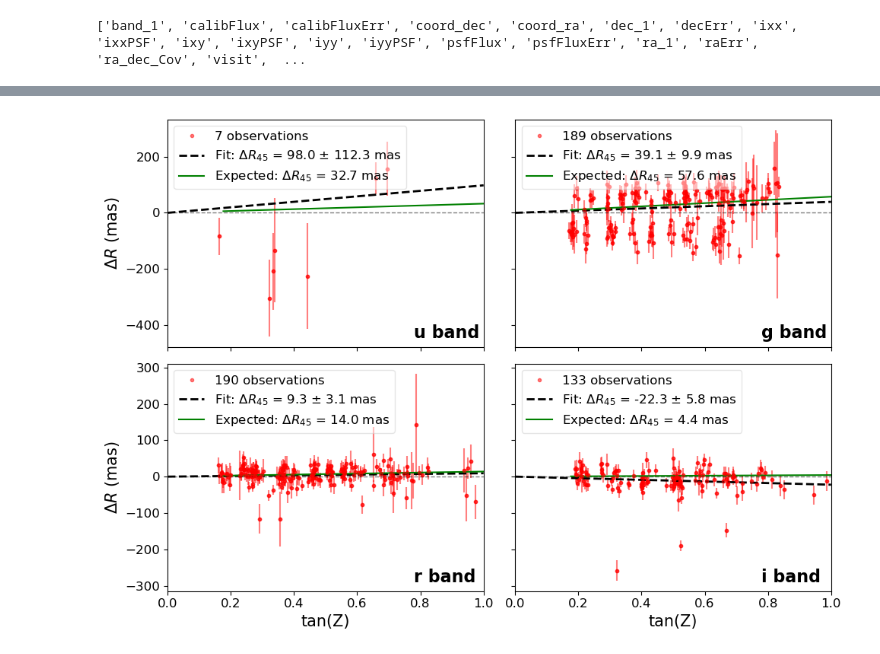
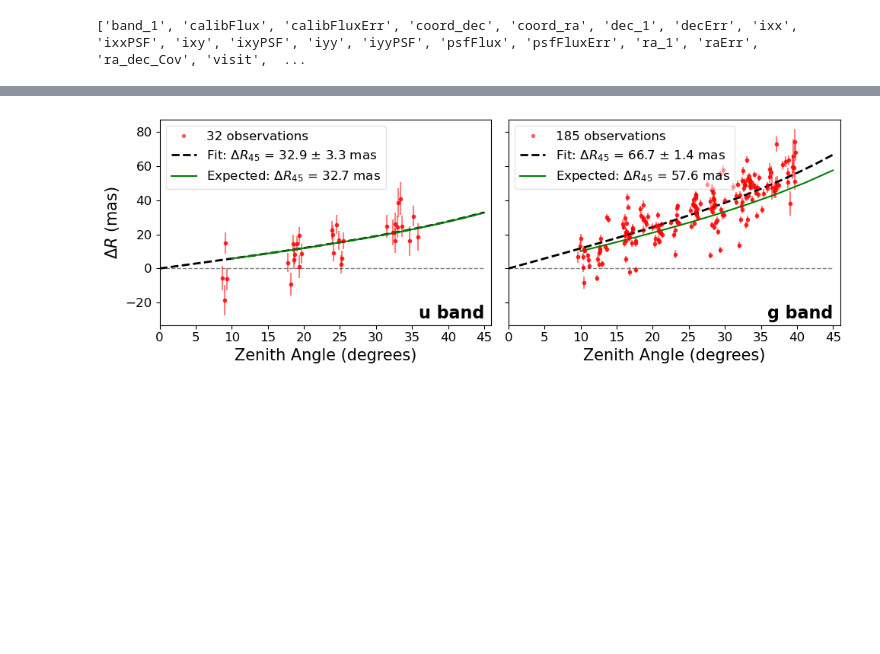
Before and after one commit to LSSTDESC/DifferentialCR, a Jupyter notebook: DCR_in_DP1.ipynb, the cells around one changed output, grey strips where cells are left out. Saved outputs shown, nothing was run; the diff lists cells and outputs as text; code cells hidden in the pictures; blank space fills up the shorter version.

```diff
--- a/DCR_in_DP1.ipynb
+++ b/DCR_in_DP1.ipynb
@@ -349,7 +346,7 @@ master = add_zenith_coordinates(master, lat=lat, lon=lon, height=height)
 
 # Add parallactic angle to the master table
 from utils import parallactic_angle_from_radec_fast
-master = parallactic_angle_from_radec_fast(master, lat=lat, lon=lon, height=height)
+master = parallactic_angle_from_radec_fast(master, lat=lat, lon=lon, height=height, sidereal_kind = 'mean')
 
 
 # The following is now redundant and completed in the following cell instead:
@@ -696,7 +694,8 @@ raErr = np.array(master['raErr'])
 decErr = np.array(master['decErr'])
 ra_dec_Cov = np.array(master['ra_dec_Cov'])
 
-dR, dR_err, finite_mask = compute_dR_and_err(centerest2[0], centerest2[1], ra, dec, par, raErr, decErr, ra_dec_Cov)
+dR, dR_err, finite_mask = compute_dR_and_err(centerest[0], centerest[1], ra, dec, par, raErr, decErr, ra_dec_Cov)
+# centerest[0], centerest[1]
 
 master['dR'] = dR
 master['dR_err'] = dR_err
@@ -900,15 +903,15 @@ def plotGrid(band_, r_, r_err_, airmass_, savefigloc = None):
     def dR_model2(z, R, c):
         return R * np.tan(z * np.pi/180) + c
 
-    fig, ax = plt.subplots(2, 2, figsize=(10,7), sharey = 'row', sharex = True)
+    fig, ax = plt.subplots(1, 2, figsize=(10,3.5), sharey = 'row', sharex = True)
 
-    for i, band in enumerate('urgi'):
+    for i, band in enumerate('ug'):
         # band_mask = master['band_1'] == band
         band_mask = band_ == band
 
         #add another band mask to throw out large errors
         # error_mask = master['r_err']<  200 / ( 3600 * 10**3)# degrees
-        error_mask = r_err_ <  200 / ( 3600 * 10**3)# degrees
+        error_mask = r_err_ <  10 / ( 3600 * 10**3)# degrees
         band_mask = band_mask & error_mask
 
 
@@ -918,8 +921,8 @@ def plotGrid(band_, r_, r_err_, airmass_, savefigloc = None):
             airmass = airmass_[band_mask]
             z = np.arccos(1 / airmass) * 180 / np.pi
 
-            z_ = np.tan(z * np.pi/180) #fit in tan(z) space since that is the expected functional form of the DCR effect
-            zeniths_ = np.tan(zeniths * np.pi/180)
+            z_ = z #np.tan(z * np.pi/180) #fit in tan(z) space since that is the expected functional form of the DCR effect
+            zeniths_ = zeniths #np.tan(zeniths * np.pi/180)
 
             # dR = master['r_temp'][band_mask]
             # dR_err = master['r_err'][band_mask]
@@ -930,27 +933,27 @@ def plotGrid(band_, r_, r_err_, airmass_, savefigloc = None):
             perr = np.sqrt(np.diag(pcov))
             print(popt[0]*3600, perr[0]*3600)
 
-            n = i // 2
-            m = i % 2
+            # n = i // 2
+            # m = i % 2
 
 
 
-            ax[m, n].plot(z_, dR * 3600 * 10**3,  ls = '', marker = '.', alpha = 0.5, color = 'r', label = f'{len(dR)} observations') #label = f'Source:  {np.round(center_ra, 4)}, {np.round(center_dec, 4)}')
-            ax[m, n].errorbar(z_, dR * 3600 * 10**3, yerr = dR_err * 3600 * 10**3, ls = '', marker = '.', alpha = 0.5, color = 'r')
+            ax[i].plot(z_, dR * 3600 * 10**3,  ls = '', marker = '.', alpha = 0.5, color = 'r', label = f'{len(dR)} observations') #label = f'Source:  {np.round(center_ra, 4)}, {np.round(center_dec, 4)}')
+            ax[i].errorbar(z_, dR * 3600 * 10**3, yerr = dR_err * 3600 * 10**3, ls = '', marker = '.', alpha = 0.5, color = 'r')
             z_temp = np.linspace(0, 45, 20)
-            z_temp_ = np.tan(z_temp * np.pi/180)
+            z_temp_ = z_temp #np.tan(z_temp * np.pi/180)
 
-            ax[m, n].plot(z_temp_, dR_model(z_temp, *popt) * 3600 * 10**3, 'k--', linewidth = 2, label = rf'Fit: $\Delta R_{{45}}$ = {np.round(popt[0]*3600*1000, 1)} $\pm$ {np.round(perr[0]*3600*1000, 1)} mas')#'Trendline: A tan(z)')
-            # ax[m, n].plot(z_temp_, dR_model(z_temp, *popt) * 3600 * 10**3, 'k--', linewidth = 2, label = rf'Fit: Intercept = {np.round(popt[1]*3600*1000, 1)} $\pm$ {np.round(perr[1]*3600*1000, 1)} mas')#'Trendline: A tan(z)')
-            ax[m, n].plot(z_temp_, np.zeros(len(z_temp_)) * 3600 * 10**3, 'k--', alpha = 0.5, linewidth = 1) #, label = 'Flat')
-            ax[m, n].plot(zeniths_, model_dR[band] * 10**3 , 'g-', label = f'Expected: $\Delta R_{{45}}$ = {np.round(model_dR[band][-1]*1e3, 1)} mas') #{source_temperature} K star (reference: {reference_temperature} K star)')
-            # ax[m, n].set_title(f'Band: {band}', fontsize = 16)
-            # ax[m, n].set_xlabel('Zenith Angle (Degrees)', fontsize = 12)
-            # ax[m, n].set_ylabel(r'$\Delta R$ (mas)', fontsize = 12)
-            ax[m, n].set_xlim(0, 1)
-            ax[m, n].legend(loc = 'upper left',fontsize = 12, framealpha = 0.5)
-            ax[m, n].tick_params(axis='both', which='major', labelsize=12)
-            # ax[m, n].set_xticks([0, 5, 10,15, 20, 25, 30, 35, 40, 45])
+            ax[i].plot(z_temp_, dR_model(z_temp, *popt) * 3600 * 10**3, 'k--', linewidth = 2, label = rf'Fit: $\Delta R_{{45}}$ = {np.round(popt[0]*3600*1000, 1)} $\pm$ {np.round(perr[0]*3600*1000, 1)} mas')#'Trendline: A tan(z)')
+            # ax[i].plot(z_temp_, dR_model(z_temp, *popt) * 3600 * 10**3, 'k--', linewidth = 2, label = rf'Fit: Intercept = {np.round(popt[1]*3600*1000, 1)} $\pm$ {np.round(perr[1]*3600*1000, 1)} mas')#'Trendline: A tan(z)')
+            ax[i].plot(z_temp_, np.zeros(len(z_temp_)) * 3600 * 10**3, 'k--', alpha = 0.5, linewidth = 1) #, label = 'Flat')
+            ax[i].plot(zeniths_, model_dR[band] * 10**3 , 'g-', label = f'Expected: $\Delta R_{{45}}$ = {np.round(model_dR[band][-1]*1e3, 1)} mas') #{source_temperature} K star (reference: {reference_temperature} K star)')
+            # ax[i].set_title(f'Band: {band}', fontsize = 16)
+            # ax[i].set_xlabel('Zenith Angle (Degrees)', fontsize = 12)
+            # ax[i].set_ylabel(r'$\Delta R$ (mas)', fontsize = 12)
+            ax[i].set_xlim(0, 46)
+            ax[i].legend(loc = 'upper left',fontsize = 12, framealpha = 0.5)
+            ax[i].tick_params(axis='both', which='major', labelsize=12)
+            ax[i].set_xticks([0, 5, 10,15, 20, 25, 30, 35, 40, 45])
 
             # plt.savefig(f'scrap/dp1_dcr_model_fit_{band}.pdf')
 
@@ -958,16 +961,27 @@ def plotGrid(band_, r_, r_err_, airmass_, savefigloc = None):
             # plt.close()
 
     fig.subplots_adjust(wspace=0)
-    ax[0,0].set_ylabel(r'$\Delta R$ (mas)', fontsize = 15)
-    ax[1,0].set_ylabel(r'$\Delta R$ (mas)', fontsize = 15)
-    ax[1,0].set_xlabel('tan(Z)', fontsize = 15)
-    ax[1,1].set_xlabel('tan(Z)', fontsize = 15)
+
+    ax[0].set_ylabel(r'$\Delta R$ (mas)', fontsize = 15)
+    # ax[1,0].set_ylabel(r'$\Delta R$ (mas)', fontsize = 15)
+    ax[0].set_xlabel('Zenith Angle (degrees)', fontsize = 15)
+    ax[1].set_xlabel('Zenith Angle (degrees)', fontsize = 15)
+
+    # ax[0,0].set_ylabel(r'$\Delta R$ (mas)', fontsize = 15)
+    # ax[1,0].set_ylabel(r'$\Delta R$ (mas)', fontsize = 15)
+    # ax[1,0].set_xlabel('tan(Z)', fontsize = 15)
+    # ax[1,1].set_xlabel('tan(Z)', fontsize = 15)
     plt.tight_layout()
 
-    ax[0,0].text(0.78, 1 - 0.9, 'u band', transform=ax[0,0].transAxes, fontsize=16, fontweight='bold', va='top')
-    ax[0,1].text(0.78, 1 - 0.9, 'g band', transform=ax[0,1].transAxes, fontsize=16, fontweight='bold', va='top')
-    ax[1,0].text(0.78, 1 - 0.9, 'r band', transform=ax[1,0].transAxes, fontsize=16, fontweight='bold', va='top')
-    ax[1,1].text(0.78, 1 - 0.9, 'i band', transform=ax[1,1].transAxes, fontsize=16, fontweight='bold', va='top')
+    ax[0].text(0.78, 1 - 0.9, 'u band', transform=ax[0].transAxes, fontsize=16, fontweight='bold', va='top')
+    ax[1].text(0.78, 1 - 0.9, 'g band', transform=ax[1].transAxes, fontsize=16, fontweight='bold', va='top')
+
+    # ax[0,0].text(0.78, 1 - 0.9, 'u band', transform=ax[0,0].transAxes, fontsize=16, fontweight='bold', va='top')
+    # ax[0,1].text(0.78, 1 - 0.9, 'g band', transform=ax[0,1].transAxes, fontsize=16, fontweight='bold', va='top')
+    # ax[1,0].text(0.78, 1 - 0.9, 'r band', transform=ax[1,0].transAxes, fontsize=16, fontweight='bold', va='top')
+    # ax[1,1].text(0.78, 1 - 0.9, 'i band', transform=ax[1,1].transAxes, fontsize=16, fontweight='bold', va='top')
+
+
 
     if savefigloc is not None:
       fig.savefig(savefigloc)
@@ -975,6 +989,6 @@ def plotGrid(band_, r_, r_err_, airmass_, savefigloc = None):
 # plotGrid(master['band_1'], master['r_temp'], master['r_err'], master['airmass'])
 
 
-plotGrid(master['band_1'], master['dR'], master['dR_err'], master['airmass'])
+plotGrid(master['band_1'], master['dR'], master['dR_err'], master['airmass']) #, savefigloc = 'scrap/SiemannPropFigure.pdf')
 # plotGrid(master['band_1'], master['r_temp'], master['r_err'], master['airmass'])
 # %% [output]
@@ -985,4 +997,4 @@ plotGrid(master['band_1'], master['dR'], master['dR_err'], master['airmass'])
-[figure, old version]
+[figure, new version]
 # %%
 # Plot the residuals along the zenith direction vs zenith angle, for each band
 # Also plot a trendline of the form A*tan(z)
```
Also changed, not shown: parts of 9 cells of this notebook, 5 other files.
